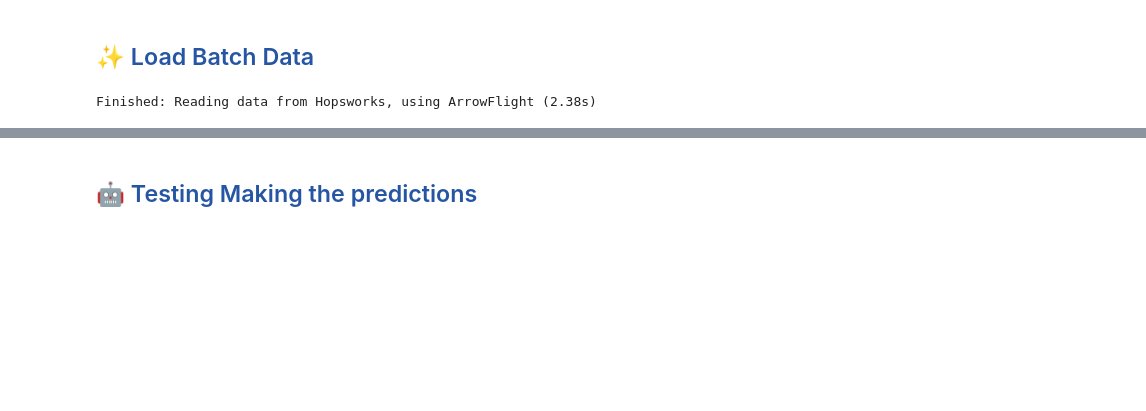
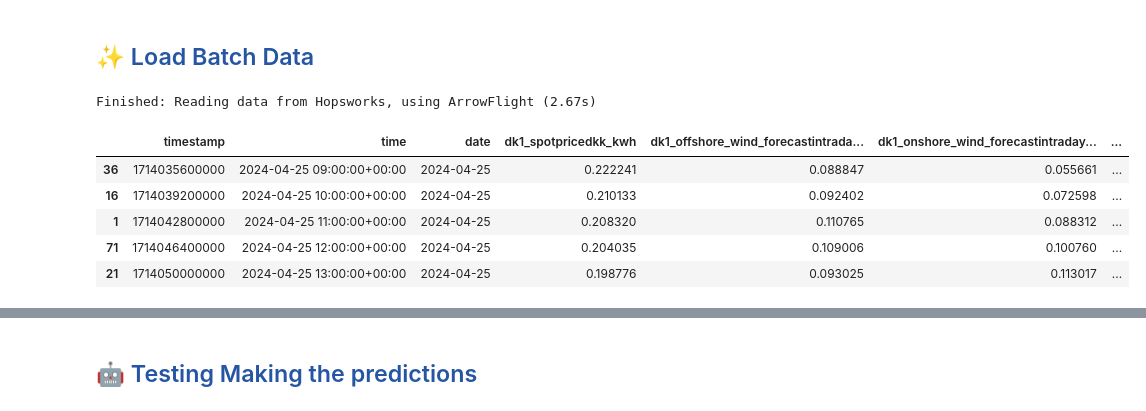
Before and after one commit to Camillahannesbo/BDS_MLOPs_Assignment, a Jupyter notebook: notebooks/4_batch_inference.ipynb, the cells around one changed output, grey strips where cells are left out. Cells and saved outputs as stored; diff of their text form; code cells hidden in the pictures; blank space fills up the shorter version.

```diff
--- a/notebooks/4_batch_inference.ipynb
+++ b/notebooks/4_batch_inference.ipynb
@@ -97,8 +97,18 @@ start_time = int(start_date.timestamp()) * 1000
 feature_view.init_batch_scoring(1)
 
 # Retrieving batch data from the feature view starting from the specified start time
-df = feature_view.get_batch_data(
+batch_data = feature_view.get_batch_data(
     start_time=start_time,
 )
 # %% [output]
-Finished: Reading data from Hopsworks, using ArrowFlight (2.38s)
+Finished: Reading data from Hopsworks, using ArrowFlight (2.67s)
+# %%
+# Display the first 5 rows of the batch data
+batch_data.head(5)
+# %% [output]
+|  | timestamp | time | date | dk1_spotpricedkk_kwh | dk1_offshore_wind_forecastintrada... | dk1_onshore_wind_forecastintraday... | ... |
+| 36 | 1714035600000 | 2024-04-25 09:00:00+00:00 | 2024-04-25 | 0.222241 | 0.088847 | 0.055661 | ... |
+| 16 | 1714039200000 | 2024-04-25 10:00:00+00:00 | 2024-04-25 | 0.210133 | 0.092402 | 0.072598 | ... |
+| 1 | 1714042800000 | 2024-04-25 11:00:00+00:00 | 2024-04-25 | 0.208320 | 0.110765 | 0.088312 | ... |
+| 71 | 1714046400000 | 2024-04-25 12:00:00+00:00 | 2024-04-25 | 0.204035 | 0.109006 | 0.100760 | ... |
+| 21 | 1714050000000 | 2024-04-25 13:00:00+00:00 | 2024-04-25 | 0.198776 | 0.093025 | 0.113017 | ... |
```
Also changed, not shown: parts of 17 cells of this notebook, 8 other files.
